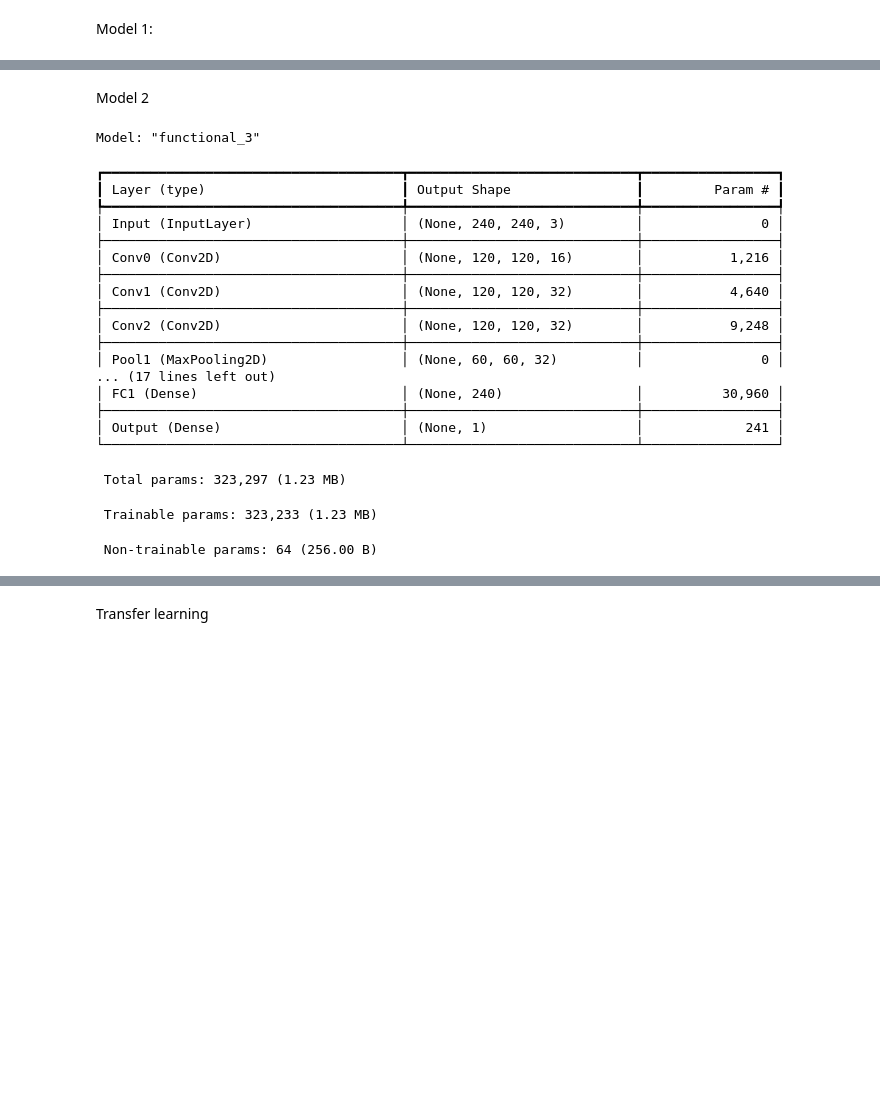
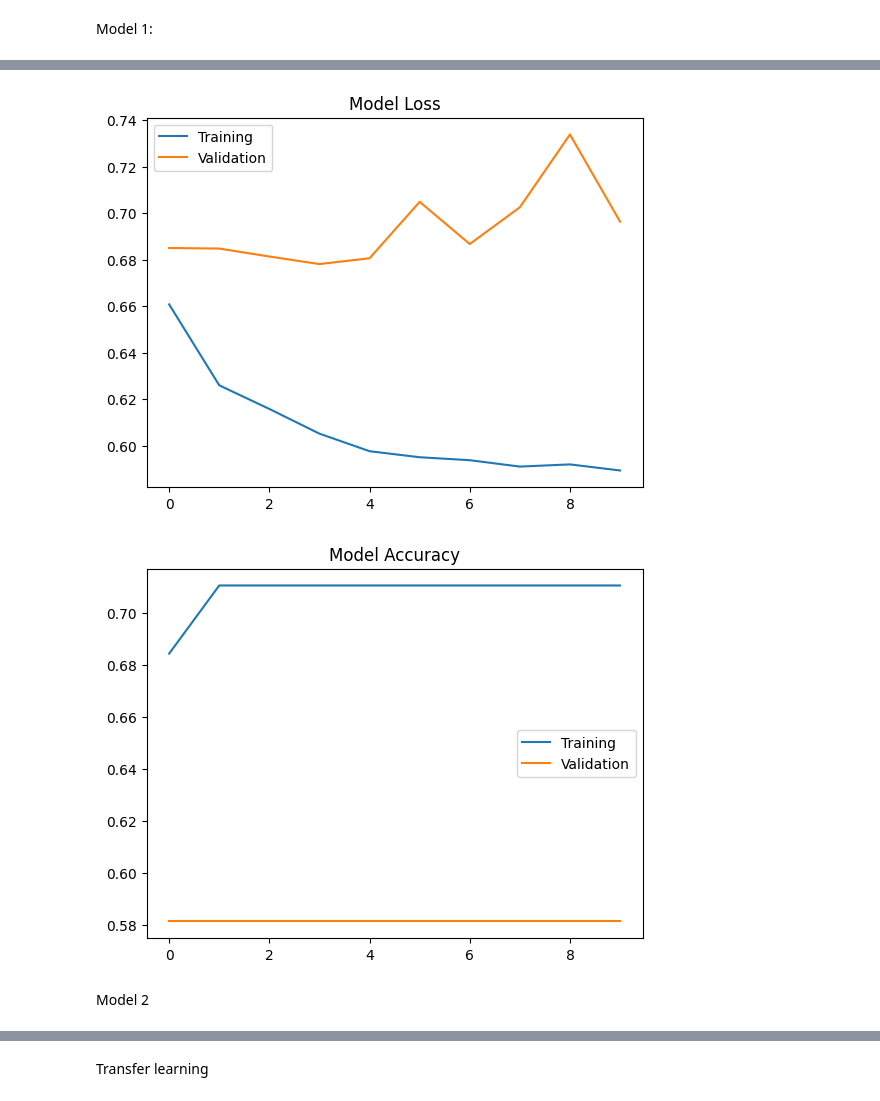
Before and after one commit to bksat90/FinalProject, a Jupyter notebook: classification_cnn.ipynb, the cells around one changed output, grey strips where cells are left out. Drawn from its saved outputs; the diff is of its cells as text; code cells hidden in the pictures; blank space fills up the shorter version.

```diff
--- a/classification_cnn.ipynb
+++ b/classification_cnn.ipynb
@@ -208,0 +238,8 @@ mod1 = models.Model(inputs=input_layer, outputs=output_layer)
+# %%
+mod1.compile(optimizer=tf.keras.optimizers.Adam(learning_rate=0.0001),
+             loss='binary_crossentropy',
+             metrics=['accuracy'])
+# %%
+epoch_num = 10
+
+history1 = mod1.fit(train_data, validation_data=test_data, epochs=epoch_num)
@@ -209,3 +267,20 @@ mod1 = models.Model(inputs=input_layer, outputs=output_layer)
+# %%
+plt.figure()
+plt.plot(history1.history['loss'], label='Training')
+plt.plot(history1.history['val_loss'], label='Validation')
+plt.legend(loc=0)
+plt.title('Model Loss')
+
+plt.figure()
+plt.plot(history1.history['accuracy'], label='Training')
+plt.plot(history1.history['val_accuracy'], label='Validation')
+plt.legend(loc=0)
+plt.title('Model Accuracy')
+
+plt.show()
+# %% [output]
+[figure, added]
+[figure, added]
 # %% [markdown]
 Model 2
 # %%
@@ -230,30 +305,6 @@ output_layer = layers.Dense(1, activation='sigmoid', name='Output')(fc1)
 
 # create the model 2
 mod2 = models.Model(inputs=input_layer, outputs=output_layer)
-# %%
-mod1.summary()
-# %% [output]
-Model: "functional_3"
-┏━━━━━━━━━━━━━━━━━━━━━━━━━━━━━━━━━━━━━━┳━━━━━━━━━━━━━━━━━━━━━━━━━━━━━┳━━━━━━━━━━━━━━━━━┓
-┃ Layer (type)                         ┃ Output Shape                ┃         Param # ┃
-┡━━━━━━━━━━━━━━━━━━━━━━━━━━━━━━━━━━━━━━╇━━━━━━━━━━━━━━━━━━━━━━━━━━━━━╇━━━━━━━━━━━━━━━━━┩
-│ Input (InputLayer)                   │ (None, 240, 240, 3)         │               0 │
-├──────────────────────────────────────┼─────────────────────────────┼─────────────────┤
-│ Conv0 (Conv2D)                       │ (None, 120, 120, 16)        │           1,216 │
-├──────────────────────────────────────┼─────────────────────────────┼─────────────────┤
-│ Conv1 (Conv2D)                       │ (None, 120, 120, 32)        │           4,640 │
-├──────────────────────────────────────┼─────────────────────────────┼─────────────────┤
-│ Conv2 (Conv2D)                       │ (None, 120, 120, 32)        │           9,248 │
-├──────────────────────────────────────┼─────────────────────────────┼─────────────────┤
-│ Pool1 (MaxPooling2D)                 │ (None, 60, 60, 32)          │               0 │
-... (17 lines left out)
-│ FC1 (Dense)                          │ (None, 240)                 │          30,960 │
-├──────────────────────────────────────┼─────────────────────────────┼─────────────────┤
-│ Output (Dense)                       │ (None, 1)                   │             241 │
-└──────────────────────────────────────┴─────────────────────────────┴─────────────────┘
- Total params: 323,297 (1.23 MB)
- Trainable params: 323,233 (1.23 MB)
- Non-trainable params: 64 (256.00 B)
 # %%
 mod2.summary()
 # %% [output]
```
Also changed, not shown: parts of 36 cells of this notebook.
